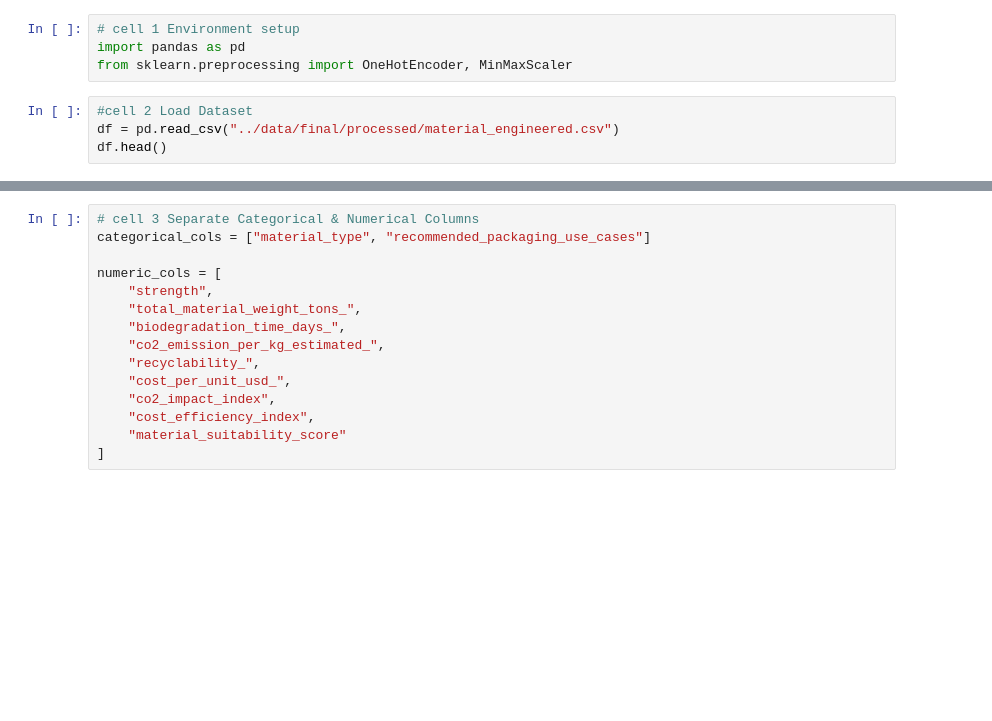
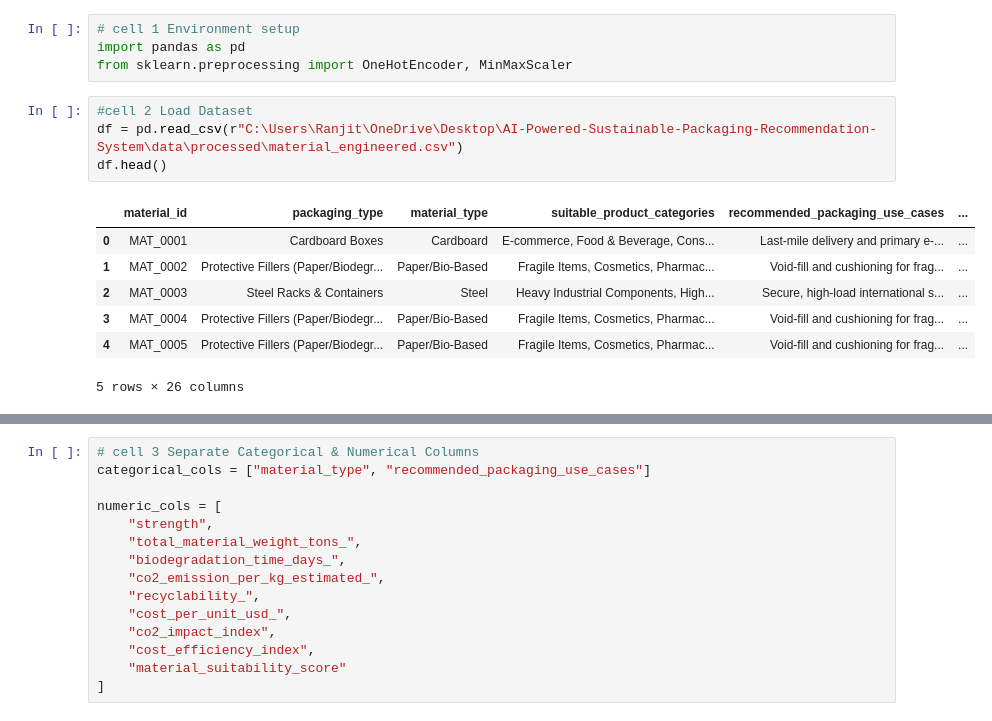
Before and after one commit to springboardmentor1816l/AI-Powered-Sustainable-Packaging-Recommendation-System, a Jupyter notebook: ml/notebooks/model_ready_preparation.ipynb, the cells around one changed output, grey strips where cells are left out. Saved outputs shown, nothing was run; the diff lists cells and outputs as text; blank space fills up the shorter version.

```diff
--- a/ml/notebooks/model_ready_preparation.ipynb
+++ b/ml/notebooks/model_ready_preparation.ipynb
@@ -4,7 +4,15 @@ import pandas as pd
 from sklearn.preprocessing import OneHotEncoder, MinMaxScaler
 # %%
 #cell 2 Load Dataset
-df = pd.read_csv("../data/final/processed/material_engineered.csv")
+df = pd.read_csv(r"C:\Users\Ranjit\OneDrive\Desktop\AI-Powered-Sustainable-Packaging-Recommendation-System\data\processed\material_engineered.csv")
 df.head()
+# %% [output]
+|  | material_id | packaging_type | material_type | suitable_product_categories | recommended_packaging_use_cases | ... |
+| 0 | MAT_0001 | Cardboard Boxes | Cardboard | E-commerce, Food & Beverage, Cons... | Last-mile delivery and primary e-... | ... |
+| 1 | MAT_0002 | Protective Fillers (Paper/Biodegr... | Paper/Bio-Based | Fragile Items, Cosmetics, Pharmac... | Void-fill and cushioning for frag... | ... |
+| 2 | MAT_0003 | Steel Racks & Containers | Steel | Heavy Industrial Components, High... | Secure, high-load international s... | ... |
+| 3 | MAT_0004 | Protective Fillers (Paper/Biodegr... | Paper/Bio-Based | Fragile Items, Cosmetics, Pharmac... | Void-fill and cushioning for frag... | ... |
+| 4 | MAT_0005 | Protective Fillers (Paper/Biodegr... | Paper/Bio-Based | Fragile Items, Cosmetics, Pharmac... | Void-fill and cushioning for frag... | ... |
+5 rows × 26 columns
 # %%
 df.columns
```
Also changed, not shown: parts of 10 cells of this notebook, 10 other files.
